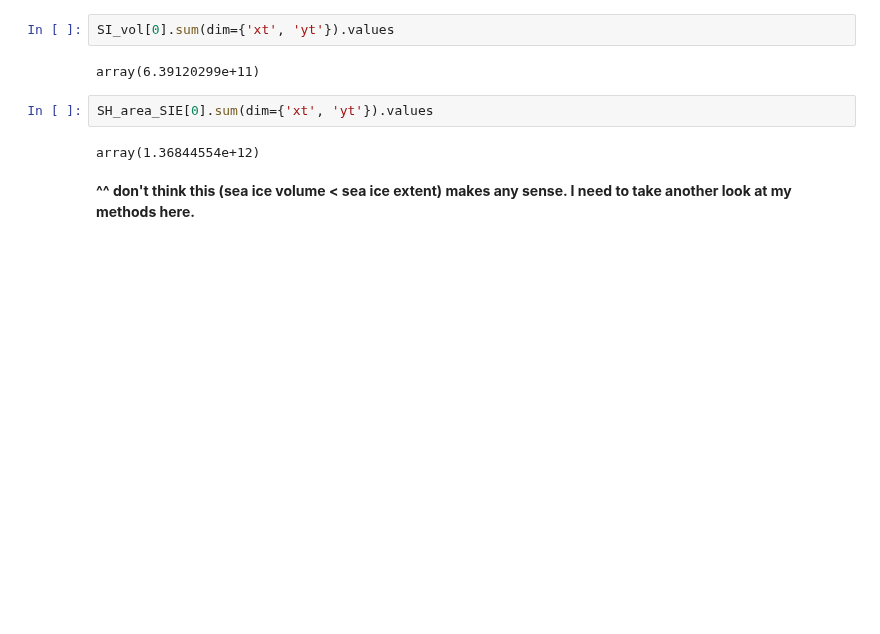
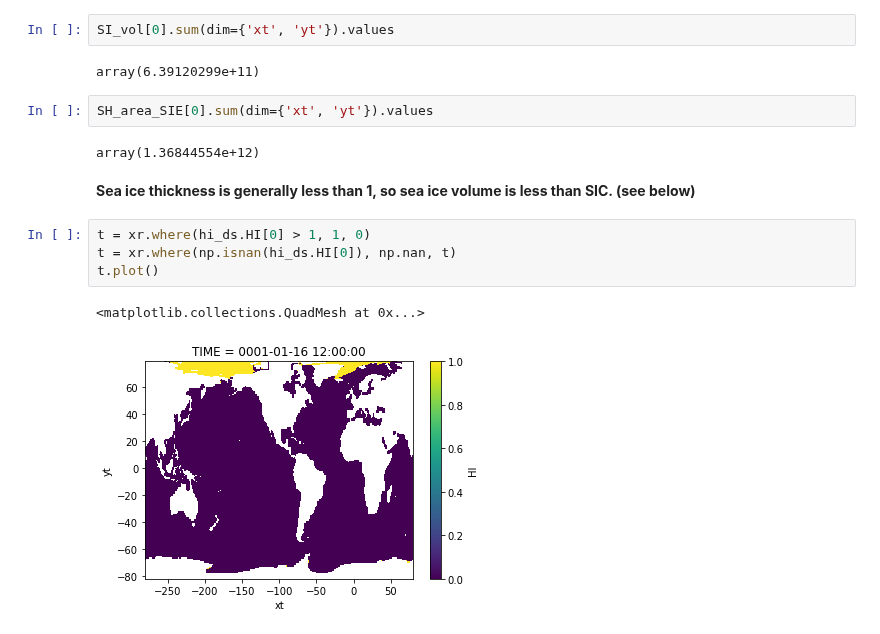
Before and after one commit to bbuchovecky/hmei, a Jupyter notebook: notebooks/ctrl_run_analysis.ipynb, the cells around one changed output. Saved outputs shown, nothing was run; the diff lists cells and outputs as text; blank space fills up the shorter version.

```diff
--- a/notebooks/ctrl_run_analysis.ipynb
+++ b/notebooks/ctrl_run_analysis.ipynb
@@ -213,5 +282,12 @@ array(6.39120299e+11)
 SH_area_SIE[0].sum(dim={'xt', 'yt'}).values
 # %% [output]
 array(1.36844554e+12)
-# %% [markdown]
-**^^ don't think this (sea ice volume < sea ice extent) makes any sense. I need to take another look at my methods here.**
+# %% [markdown]
+**Sea ice thickness is generally less than 1, so sea ice volume is less than SIC. (see below)**
+# %%
+t = xr.where(hi_ds.HI[0] > 1, 1, 0)
+t = xr.where(np.isnan(hi_ds.HI[0]), np.nan, t)
+t.plot()
+# %% [output]
+<matplotlib.collections.QuadMesh at 0x...>
+[figure, added]
```
Also changed, not shown: parts of 7 cells of this notebook.
